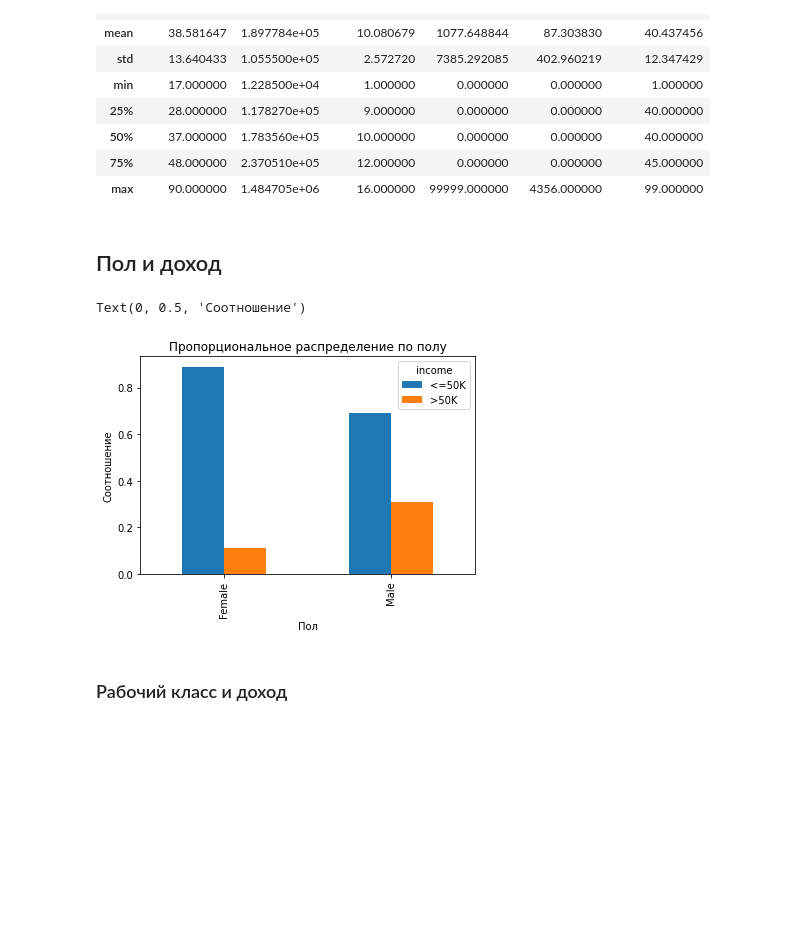
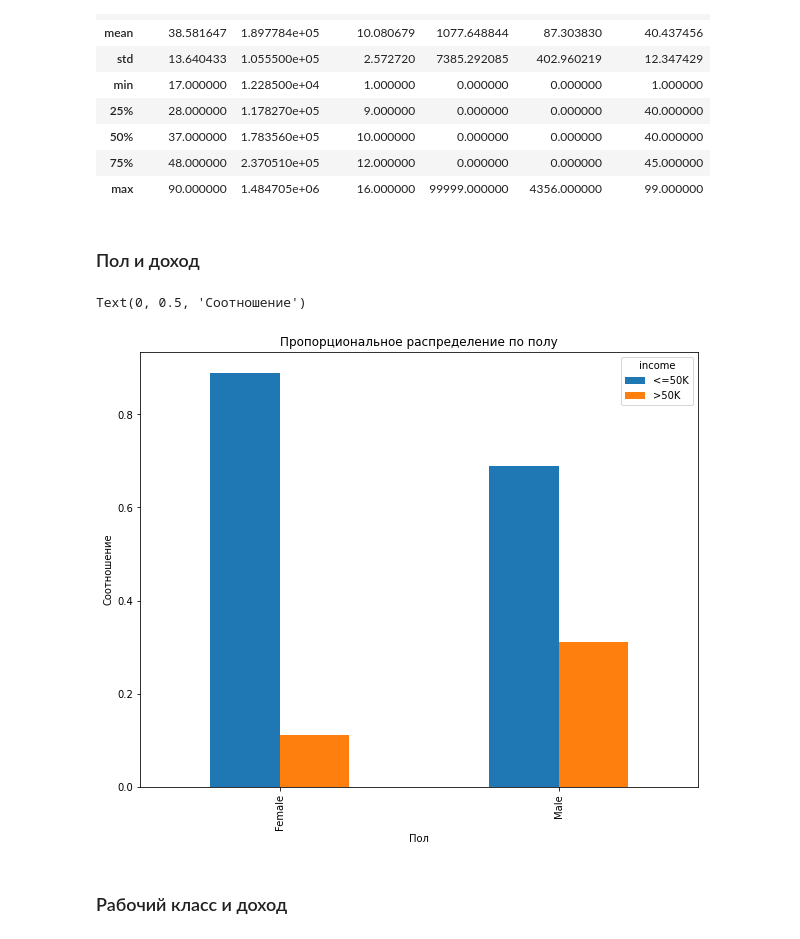
Before and after one commit to ExkimOo/MLDA-Projects, a Jupyter notebook: Ingoss/ingoss_proj.ipynb, the cells around one changed output. Cells and saved outputs as stored; diff of their text form; code cells hidden in the pictures; blank space fills up the shorter version.

```diff
--- a/Ingoss/ingoss_proj.ipynb
+++ b/Ingoss/ingoss_proj.ipynb
@@ -61,16 +60,16 @@ train.describe()
 train = train.dropna()
 test = test.dropna()
 # %% [markdown]
-## Пол и доход
+### Пол и доход
 # %%
 sex = np.round(pd.crosstab(train.sex, train.income).div(pd.crosstab(train.sex, train.income).apply(sum,1),0),2)
 sex.sort_values(by = '>50K', inplace = True)
-ax = sex.plot(kind ='bar', title = 'Пропорциональное распределение по полу')
+ax = sex.plot(kind ='bar', title = 'Пропорциональное распределение по полу', figsize = (10,8))
 ax.set_xlabel('Пол')
 ax.set_ylabel('Соотношение')
 # %% [output]
 Text(0, 0.5, 'Соотношение')
-[figure, old version]
+[figure, new version]
 # %% [markdown]
 ### Рабочий класс и доход
 # %%
```
Also changed, not shown: parts of 12 cells of this notebook, 3 other files.
